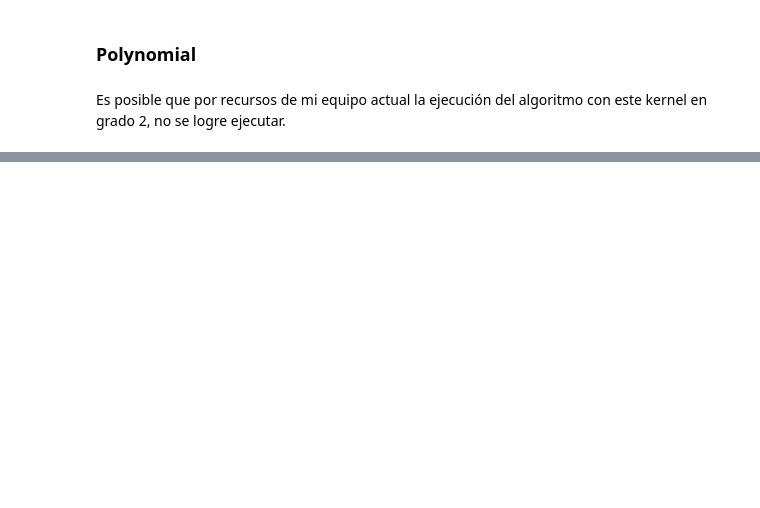
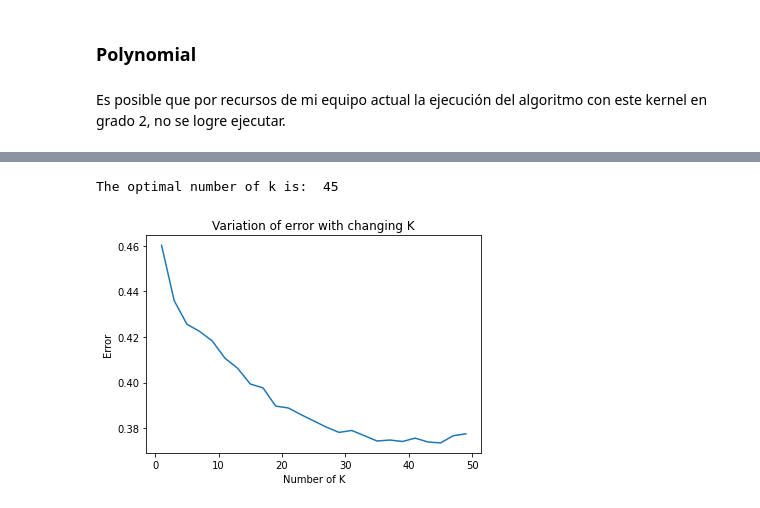
Before and after one commit to carlos-paezf/Deep_Learning, a Jupyter notebook: Primer_Corte/P1_Reintento_Parcial.ipynb, the cells around one changed output, grey strips where cells are left out. Drawn from its saved outputs; the diff is of its cells as text; code cells hidden in the pictures; blank space fills up the shorter version.

```diff
--- a/Primer_Corte/P1_Reintento_Parcial.ipynb
+++ b/Primer_Corte/P1_Reintento_Parcial.ipynb
@@ -375,0 +443,9 @@ Accuracy:  60.7773851590106
+# %%
+%%time
+clf = svm.SVC()
+param_grid = [{'kernel':['rbf', 'linear', 'sigmoid'], 'gamma':[50, 5, 10, 0.5], 'C':[10, 0.1, 0.001]}]
+gsv = GridSearchCV(clf, param_grid, cv=5, n_jobs=-1)
+gsv.fit(X_train, y_train)
+
+print("Best HyperParameter: ", gsv.best_params_)
+print("Best Accuracy: %.2f%%" % (gsv.best_score_*100))
@@ -375,0 +454,9 @@ Accuracy:  60.7773851590106
+# %%
+%%time
+naba = GaussianNB()
+naba.fit(X_train, y_train)
+
+y_predict = naba.predict(X_test)
+
+accuracy = metrics.accuracy_score(y_test, y_predict)
+print('Accuracy: %.5f' % (accuracy*100))
@@ -375,0 +469,11 @@ Accuracy:  60.7773851590106
+# %%
+neighbors = list(range(1, 50, 2))
+cv_scores = []
+
+for k in neighbors:
+    knn = KNeighborsClassifier(n_neighbors=k)
+    scores = cross_val_score(knn, X_train, y_train, cv=10, scoring='accuracy')
+    cv_scores.append(scores.mean())
+# %%
+MSE = [1 - x for x in cv_scores]
+MSE
@@ -375,0 +498,13 @@ Accuracy:  60.7773851590106
+# %%
+optimal_k = neighbors[MSE.index(min(MSE))]
+print('The optimal number of k is: ', optimal_k)
+# %% [output]
+The optimal number of k is:  45
+# %%
+plt.plot(neighbors, MSE)
+plt.xlabel('Number of K')
+plt.ylabel('Error')
+plt.title('Variation of error with changing K')
+plt.show()
+# %% [output]
+[figure, added]
```
Also changed, not shown: parts of 55 cells of this notebook.
